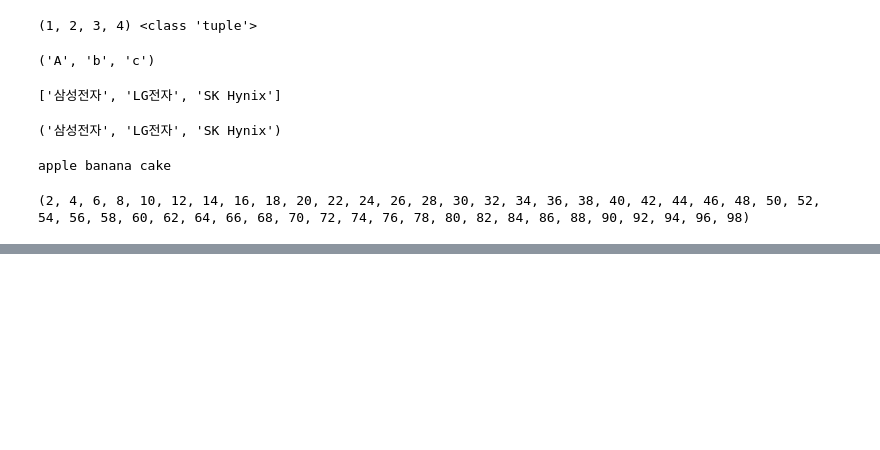
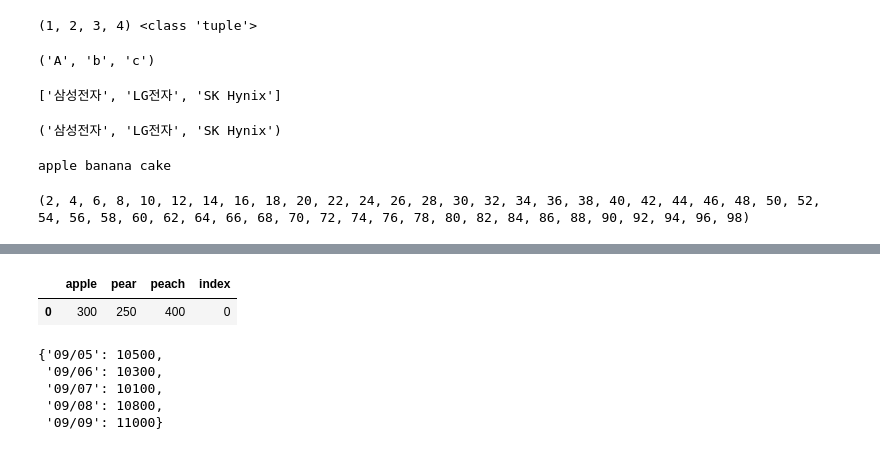
Before and after one commit to mrjjo18/study, a Jupyter notebook: python_quest_300_for_novice/300_quest.ipynb, the cells around one changed output, grey strips where cells are left out. Cells and saved outputs as stored; diff of their text form; code cells hidden in the pictures; blank space fills up the shorter version.

```diff
--- a/python_quest_300_for_novice/300_quest.ipynb
+++ b/python_quest_300_for_novice/300_quest.ipynb
@@ -728,0 +938,24 @@ print(even_num)
+# %%
+# 099-1 dict를 dataframe으로 만들 경우 index를 잡아주면 됨
+# 아래 두 개의 튜플을 하나의 딕셔너리로 변환하라. keys를 키로, vals를 값으로 result 이름의 딕셔너리로 저장한다.
+
+keys = ("apple", "pear", "peach")
+vals = (300, 250, 400)
+pd.DataFrame(dict(zip(keys, vals), index = [0]))
+# %% [output]
+|  | apple | pear | peach | index |
+| 0 | 300 | 250 | 400 | 0 |
+# %%
+# 100
+# date와 close_price 두 개의 리스트를 close_table 이름의 딕셔너리로 생성하라.
+
+date = ['09/05', '09/06', '09/07', '09/08', '09/09']
+close_price = [10500, 10300, 10100, 10800, 11000]
+
+dict(zip(date, close_price))
+# %% [output]
+{'09/05': 10500,
+ '09/06': 10300,
+ '09/07': 10100,
+ '09/08': 10800,
+ '09/09': 11000}
```
Also changed, not shown: parts of 21 cells of this notebook.
